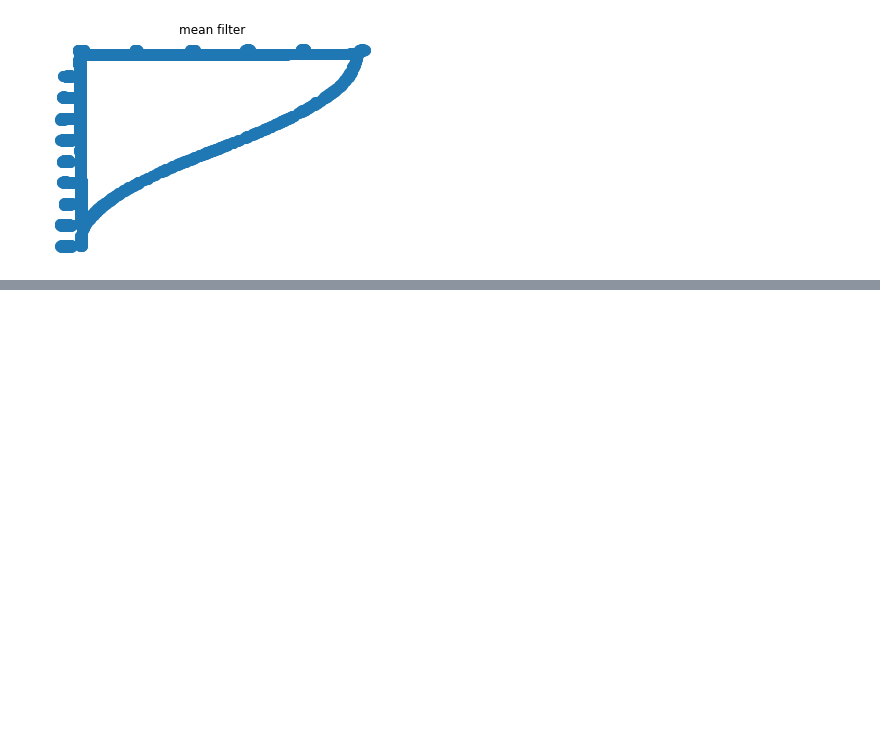
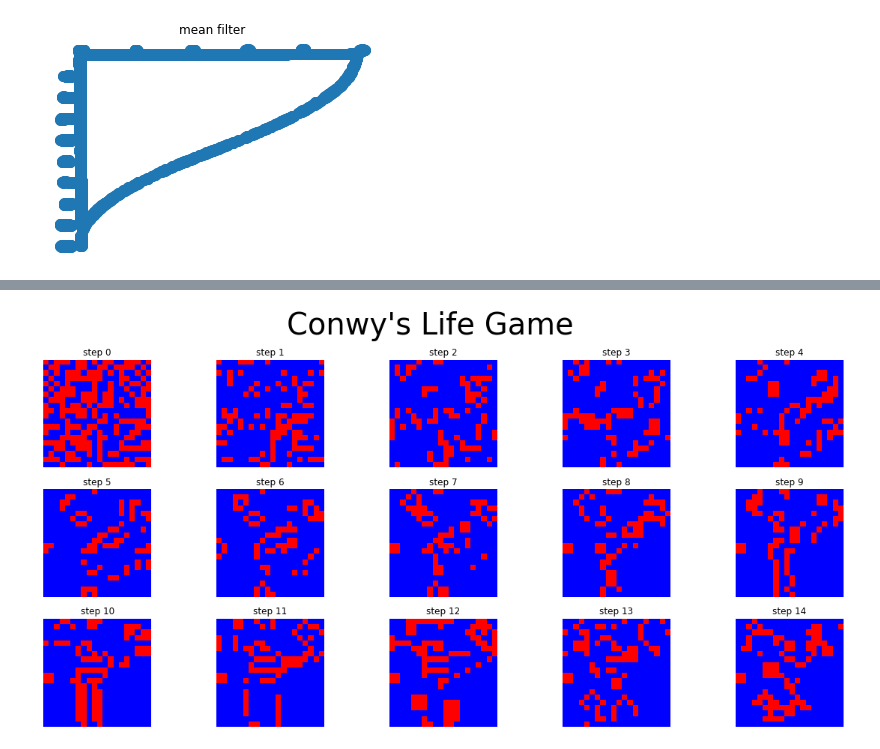
Before and after one commit to cherose2004/learning, a Jupyter notebook: project/Flight Simulation/homework/ProjectTeam1.ipynb, the cells around one changed output, grey strips where cells are left out. Cells and saved outputs as stored; diff of their text form; code cells hidden in the pictures; blank space fills up the shorter version.

```diff
--- a/project/Flight Simulation/homework/ProjectTeam1.ipynb
+++ b/project/Flight Simulation/homework/ProjectTeam1.ipynb
@@ -676,0 +692,57 @@ plt.show()
+# %%
+#定义生命游戏的迭代规则
+def LifeGame(mat):
+    [m,n] = mat.shape
+    mat_next = np.zeros([m,n])
+    mat_expand = np.zeros([m+2,n+2])
+    mat_expand[0] = np.concatenate((np.array([mat[-1][-1]]),mat[-1],np.array([mat[-1][0]])))
+    mat_expand[-1] = np.concatenate((np.array([mat[0][-1]]),mat[0],np.array([mat[0][0]])))
+    for j in range(m):
+        mat_expand[j+1] = np.concatenate((np.array([mat[j][-1]]),mat[j],np.array([mat[j][0]])))
+        pass
+    for j in range(m):
+        for i in range(n):
+            value_ji = mat_expand[j+1][i+1]
+            value = mat_expand[j][i] + mat_expand[j][i+1] + mat_expand[j][i+2]\
+                + mat_expand[j+1][i] + mat_expand[j+1][i+2]\
+                    + mat_expand[j+2][i] + mat_expand[j+2][i+1] + mat_expand[j+2][i+2]
+            if value == 2:
+                mat_next[j][i] = value_ji
+                pass
+            elif value == 3:
+                mat_next[j][i] = 1
+                pass
+            else:
+                mat_next[j][i] = 0
+                pass
+            pass
+        pass
+    return mat_next
+    pass
+
+#随机展示一组
+import random as rd
+init = np.zeros([20,20])
+[m,n] = init.shape
+for j in range(m):
+    for i in range(n):
+        init[j][i] = rd.randint(0,1)
+        pass
+    pass
+plt.figure(figsize=(20 , 9))
+plt.suptitle("Conwy's Life Game",fontsize = 40)
+for i in range(15):
+    plt.subplot(3,5,i+1)
+    plt.imshow(init , cmap ='bwr')
+    plt.axis('off')
+    plt.title('step ' + str(i))
+    init = LifeGame(init)
+    pass
+plt.show()
+del init
+del m
+del n
+del i
+del j
+# %% [output]
+[figure, added]
```
Also changed, not shown: parts of 5 cells of this notebook, 1 other file.
